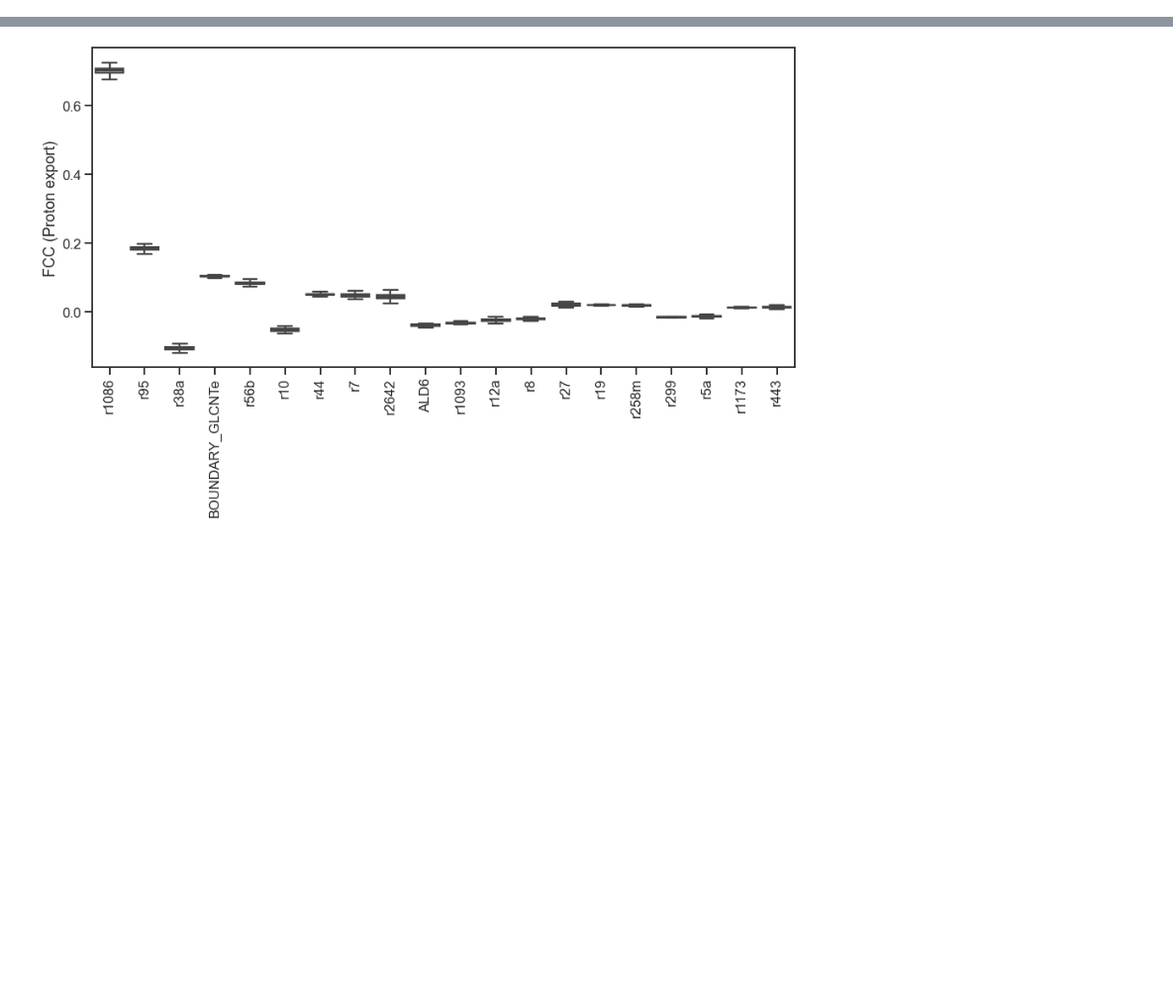
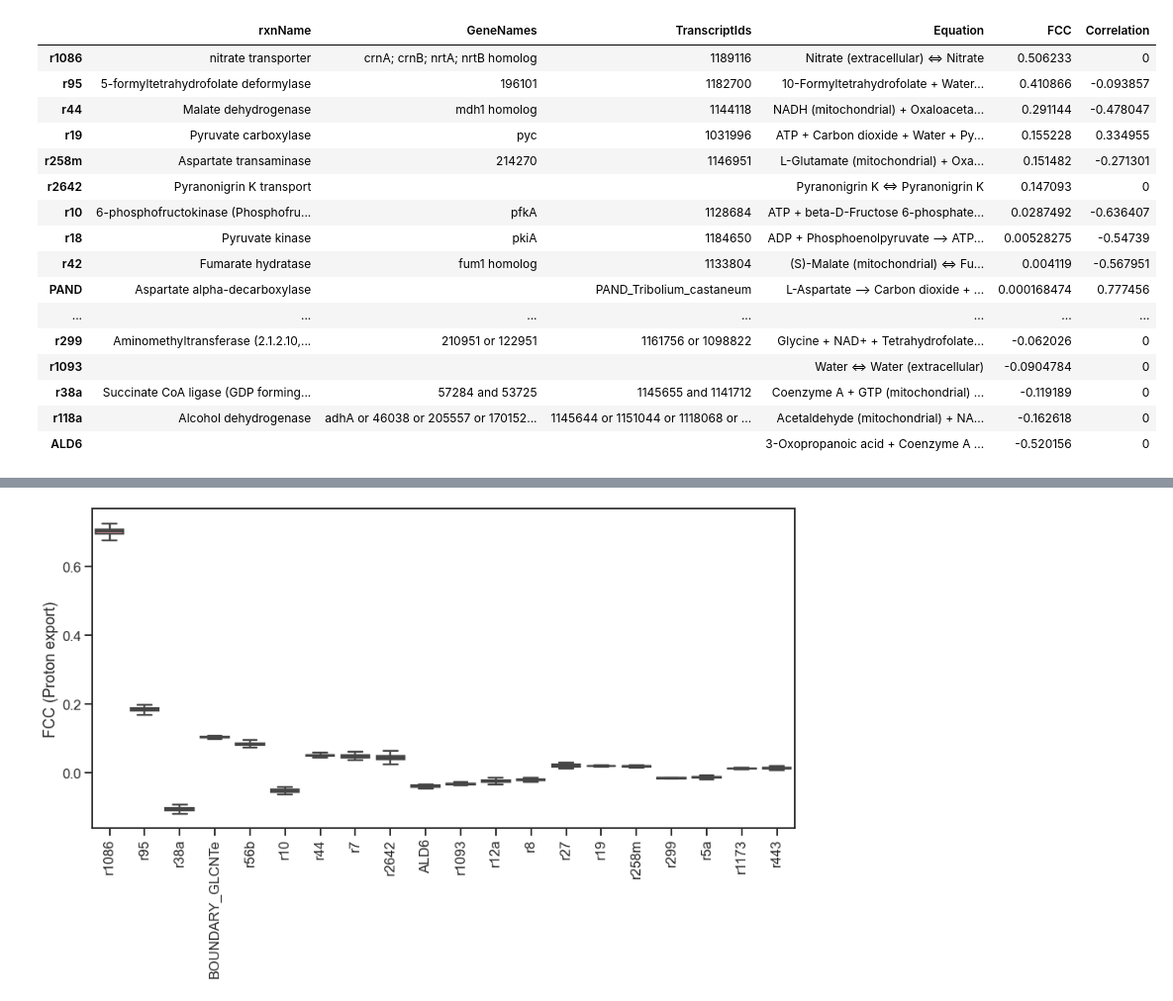
Before and after one commit to AgileBioFoundry/AspergillusQ4Milestone, a Jupyter notebook: notebooks/fcc_plots.ipynb, the cells around one changed output, grey strips where cells are left out. Shown at 99% size. Drawn from its saved outputs; the diff is of its cells as text; code cells hidden in the pictures; blank space fills up the shorter version.

Commit message:
Added targets for 3hp

```diff
--- a/notebooks/fcc_plots.ipynb
+++ b/notebooks/fcc_plots.ipynb
@@ -284,0 +446,5 @@ plt.savefig("../figures/fcc_consistent_credible_intervals.svg")
+# %%
+from IPython.display import HTML
+hpd_df = pd.DataFrame(hpd, index=fcc_sort.columns, columns=['lower','upper'])
+hpd_df['mean'] = fcc_sort.mean()
+hpd_df
@@ -335,0 +538,3 @@ plt.savefig("../figures/fcc_consistent_credible_intervals.svg")
+# %%
+reaction = data['model'].reactions.ALD6
+reaction.name
@@ -335,0 +549,4 @@ plt.savefig("../figures/fcc_consistent_credible_intervals.svg")
+# %%
+corr = pd.read_csv('../data/rxn_correlations.csv', index_col=0)#,names=['3hp_correlation'])
+corr.columns = ['3hp_correlation']
+corr
@@ -335,0 +573,44 @@ plt.savefig("../figures/fcc_consistent_credible_intervals.svg")
+# %%
+def rxn_table(rxns, model, fcc, corr):
+    df = pd.DataFrame(index=rxns, columns = ['rxnName', 'GeneNames','TranscriptIds', 'Equation', 'FCC', 'Correlation'])
+    for rxn in rxns:
+        reaction = model.reactions.get_by_id(rxn)
+        if rxn not in corr.index:
+            corr.loc[rxn, '3hp_correlation'] = 0
+        df.loc[rxn] = {'rxnName': reaction.name,
+                       'GeneNames': reaction.gene_name_reaction_rule,
+                       'TranscriptIds': reaction.gene_reaction_rule,
+                       'Equation': reaction.build_reaction_string(use_metabolite_names=True),
+                       #'FCC_lower':  fcc.loc[rxn,'lower'],
+                       #'FCC_upper': fcc.loc[rxn, 'upper'],
+                       'FCC':  fcc.loc[rxn, 'mean'],
+                       'Correlation': corr.loc[rxn,'3hp_correlation']
+                      }
+    return df
+
+table = rxn_table(hpd_df.index, data['model'], hpd_df, corr)
+neg_corr = set(table.sort_values(by=['Correlation'], ascending=True).index[0:6])
+pos_corr = set(table.sort_values(by=['Correlation'], ascending=False).index[0:6])
+fcc_top = set(table.sort_values(by=['FCC'], ascending=True).index[0:6])
+fcc_bottom = set(table.sort_values(by=['FCC'], ascending=False).index[0:6])
+targets = table.loc[fcc_top | fcc_bottom | neg_corr | pos_corr ].sort_values(by=['FCC','Correlation'], ascending=False)
+targets.to_csv('../data/targets_for_3hp.csv')
+HTML(targets.to_html())
+# %% [output]
+|  | rxnName | GeneNames | TranscriptIds | Equation | FCC | Correlation |
+| r1086 | nitrate transporter | crnA; crnB; nrtA; nrtB homolog | 1189116 | Nitrate (extracellular) <=> Nitrate | 0.506233 | 0 |
+| r95 | 5-formyltetrahydrofolate deformylase | 196101 | 1182700 | 10-Formyltetrahydrofolate + Water... | 0.410866 | -0.093857 |
+| r44 | Malate dehydrogenase | mdh1 homolog | 1144118 | NADH (mitochondrial) + Oxaloaceta... | 0.291144 | -0.478047 |
+| r19 | Pyruvate carboxylase | pyc | 1031996 | ATP + Carbon dioxide + Water + Py... | 0.155228 | 0.334955 |
+| r258m | Aspartate transaminase | 214270 | 1146951 | L-Glutamate (mitochondrial) + Oxa... | 0.151482 | -0.271301 |
+| r2642 | Pyranonigrin K transport |  |  | Pyranonigrin K <=> Pyranonigrin K | 0.147093 | 0 |
+| r10 | 6-phosphofructokinase (Phosphofru... | pfkA | 1128684 | ATP + beta-D-Fructose 6-phosphate... | 0.0287492 | -0.636407 |
+| r18 | Pyruvate kinase | pkiA | 1184650 | ADP + Phosphoenolpyruvate --> ATP... | 0.00528275 | -0.54739 |
+| r42 | Fumarate hydratase | fum1 homolog | 1133804 | (S)-Malate (mitochondrial) <=> Fu... | 0.004119 | -0.567951 |
+| PAND | Aspartate alpha-decarboxylase |  | PAND_Tribolium_castaneum | L-Aspartate --> Carbon dioxide + ... | 0.000168474 | 0.777456 |
+| ... | ... | ... | ... | ... | ... | ... |
+| r299 | Aminomethyltransferase (2.1.2.10,... | 210951 or 122951 | 1161756 or 1098822 | Glycine + NAD+ + Tetrahydrofolate... | -0.062026 | 0 |
+| r1093 |  |  |  | Water <=> Water (extracellular) | -0.0904784 | 0 |
+| r38a | Succinate CoA ligase (GDP forming... | 57284 and 53725 | 1145655 and 1141712 | Coenzyme A + GTP (mitochondrial) ... | -0.119189 | 0 |
+| r118a | Alcohol dehydrogenase | adhA or 46038 or 205557 or 170152... | 1145644 or 1151044 or 1118068 or ... | Acetaldehyde (mitochondrial) + NA... | -0.162618 | 0 |
+| ALD6 |  |  |  | 3-Oxopropanoic acid + Coenzyme A ... | -0.520156 | 0 |
```
Also changed, not shown: parts of 33 cells of this notebook, 11 other files.
